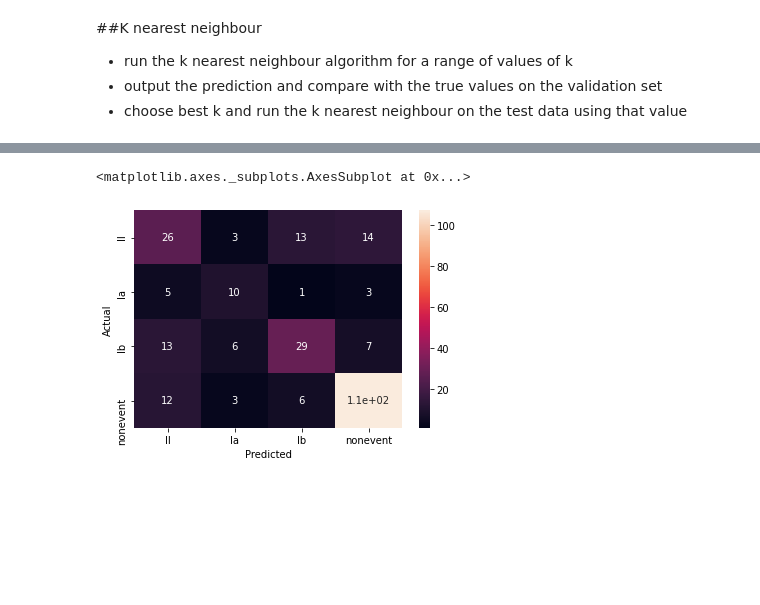
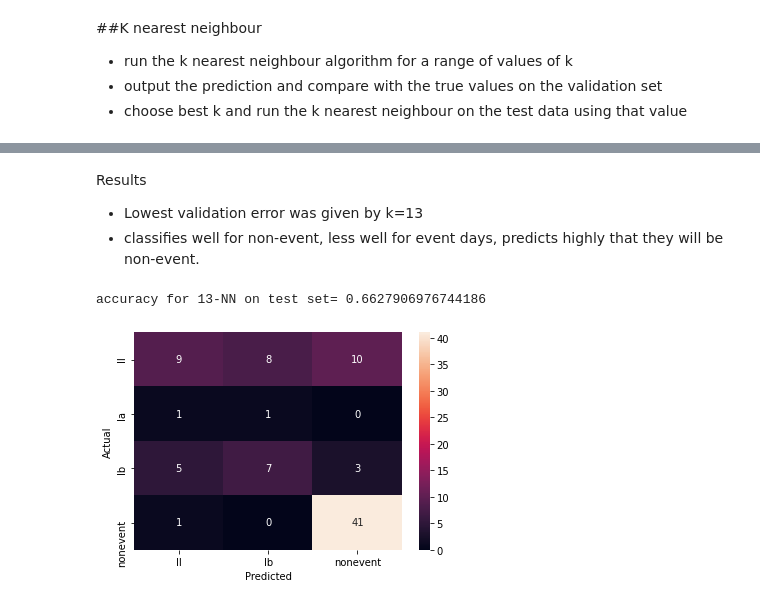
Before and after one commit to williwilliams3/TermProjectIML, a Jupyter notebook: Term_Project_Julia.ipynb, the cells around one changed output, grey strips where cells are left out. Drawn from its saved outputs; the diff is of its cells as text; code cells hidden in the pictures; blank space fills up the shorter version.

```diff
--- a/Term_Project_Julia.ipynb
+++ b/Term_Project_Julia.ipynb
@@ -32,11 +32,19 @@ npf_train = data_cleaner(npf_train_raw)
 X_train = npf_train.iloc[:,2:]
 y_train = npf_train["class2"]
 
+#import validation data
+npf_validation_raw = pd.read_csv("https://raw.githubusercontent.com/williwilliams3/TermProjectIML/master/data/validation.csv")
+npf_validation = data_cleaner(npf_validation_raw)
+
+#create feature array and target column for test data
+X_validation = npf_validation.iloc[:,2:]
+y_validation = npf_validation["class2"]
+
 #import test data
 npf_test_raw = pd.read_csv("https://raw.githubusercontent.com/williwilliams3/TermProjectIML/master/data/test.csv")
 npf_test = data_cleaner(npf_test_raw)
 
 #create feature array and target column for test data
-X_test = npf_train.iloc[:,2:]
-y_test = npf_train["class2"]
+X_test = npf_test.iloc[:,2:]
+y_test = npf_test["class2"]
 # %%
@@ -93,0 +95,20 @@ sns.heatmap(confusion_matrix, annot=True)
+# %%
+import seaborn as sns
+#use k with lowest validation error
+#k=13
+knn = KNeighborsClassifier(n_neighbors=13)
+#fit to training data
+knn.fit(X_train, y_train)
+
+y_predictions = knn.predict(X_test)
+
+#accuracy rate
+from sklearn import metrics
+#accuracy metric for the test set
+print('binary accuracy for 13-NN on test set=', metrics.accuracy_score(y_test, y_predictions))
+
+#map predictions on heat map
+confusion_matrix = pd.crosstab(y_test, y_predictions, rownames=['Actual'], colnames=['Predicted'])
+sns.heatmap(confusion_matrix, annot=True)
+
+#perplexity?
@@ -94,18 +119,27 @@ sns.heatmap(confusion_matrix, annot=True)
+# %% [markdown]
+Results
+- Lowest validation error was given by k=13
+- classifies well for non-event, less well for event days, predicts highly that they will be non-event.
 # %%
+#repeat optimal k finding for multiclassifier
 #try multi classifiers with k nearest?
 
 y_train_multi = npf_train["class4"]
 
-y_test_multi = npf_train["class4"]
+y_test_multi = npf_test["class4"]
 
-knn = KNeighborsClassifier(n_neighbors=5)
+knn = KNeighborsClassifier(n_neighbors=13)
 knn.fit(X_train, y_train_multi)
+
 #predicted values for class2
 y_predictions_multi = knn.predict(X_test)
 
 confusion_matrix = pd.crosstab(y_test_multi, y_predictions_multi, rownames=['Actual'], colnames=['Predicted'])
 sns.heatmap(confusion_matrix, annot=True)
+
+
+print('accuracy for 13-NN on test set=', metrics.accuracy_score(y_test_multi, y_predictions_multi))
 # %% [output]
-<matplotlib.axes._subplots.AxesSubplot at 0x...>
+accuracy for 13-NN on test set= 0.6627906976744186
-[figure, old version]
+[figure, new version]
 # %%
```
Also changed, not shown: parts of 6 cells of this notebook.
